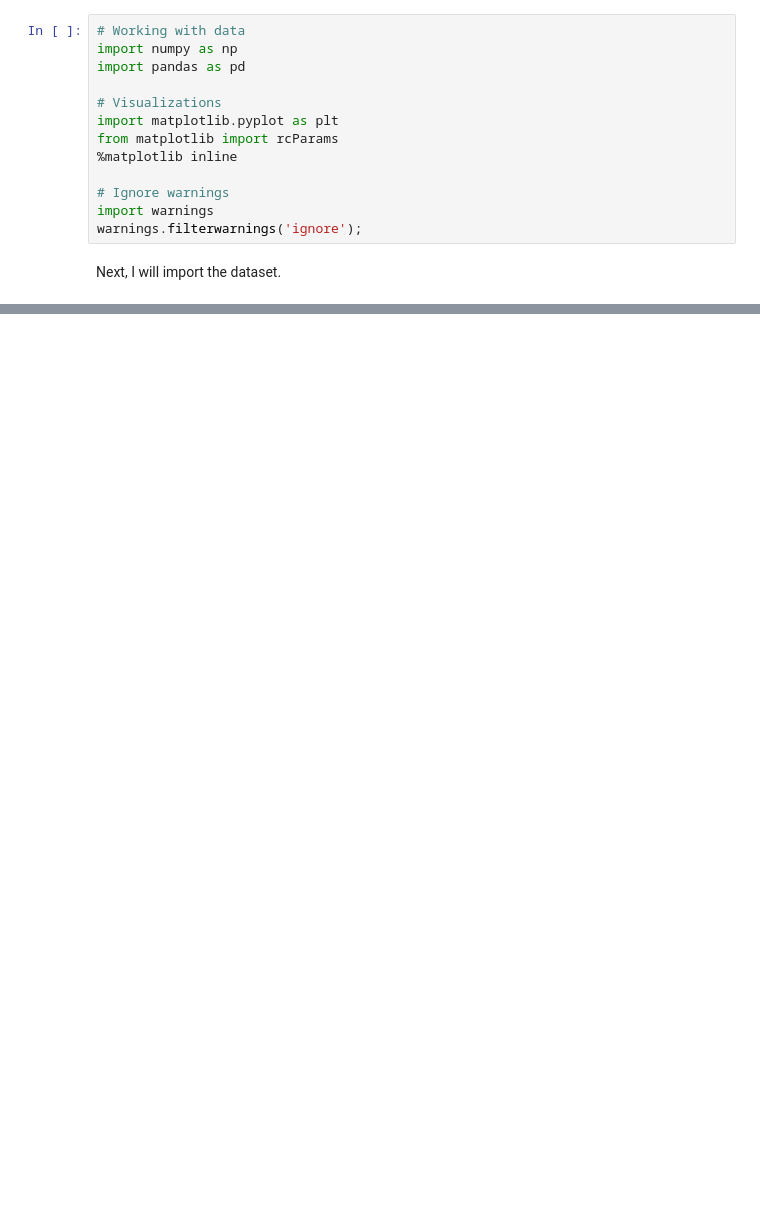
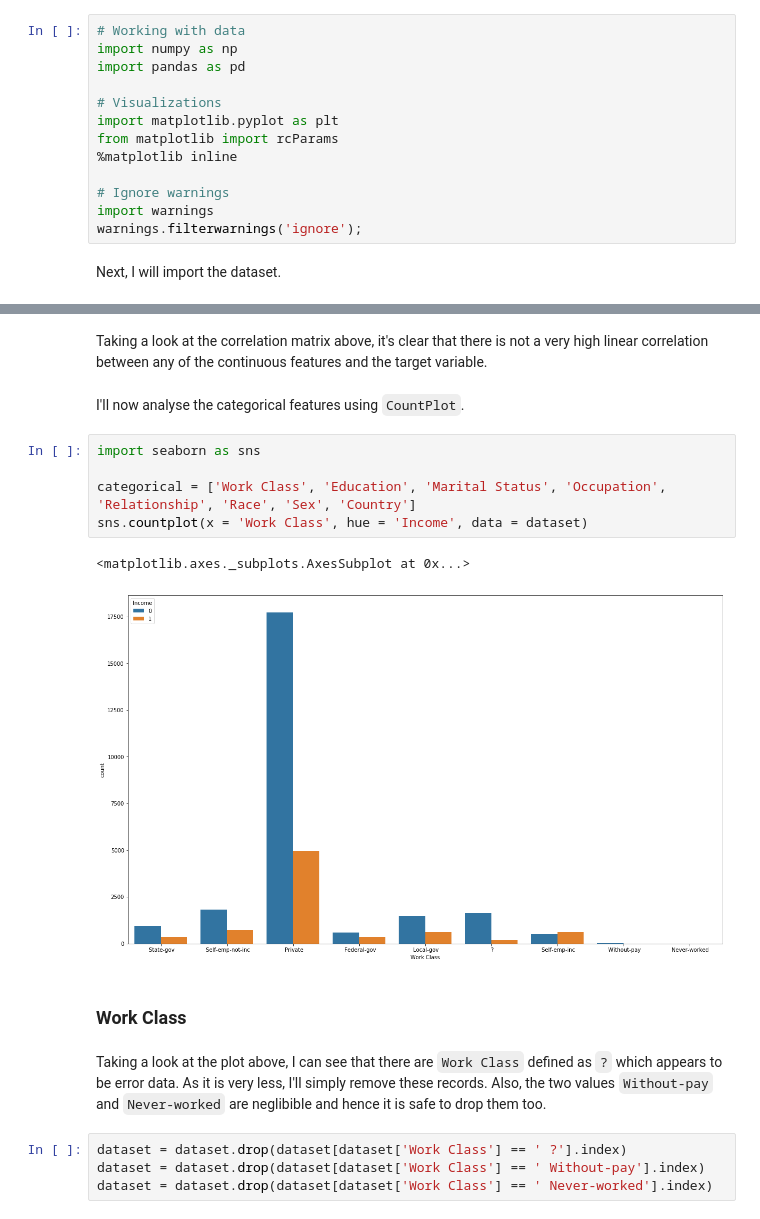
Before and after one commit to kb22/Income-Predictor, a Jupyter notebook: Income Predictor.ipynb, the cells around one changed output, grey strips where cells are left out. Saved outputs shown, nothing was run; the diff lists cells and outputs as text; blank space fills up the shorter version.

Commit message:
Exploratory Data Analysis

```diff
--- a/Income Predictor.ipynb
+++ b/Income Predictor.ipynb
@@ -27,0 +92,20 @@ dataset = pd.read_csv('income-dataset.csv', names = columns)
+# %% [markdown]
+Taking a look at the correlation matrix above, it's clear that there is not a very high linear correlation between any of the continuous features and the target variable.
+# %% [markdown]
+I'll now analyse the categorical features using `CountPlot`.
+# %%
+import seaborn as sns
+
+categorical = ['Work Class', 'Education', 'Marital Status', 'Occupation', 'Relationship', 'Race', 'Sex', 'Country']
+sns.countplot(x = 'Work Class', hue = 'Income', data = dataset)
+# %% [output]
+<matplotlib.axes._subplots.AxesSubplot at 0x...>
+[figure, added]
+# %% [markdown]
+### Work Class
+# %% [markdown]
+Taking a look at the plot above, I can see that there are `Work Class` defined as `?` which appears to be error data. As it is very less, I'll simply remove these records. Also, the two values `Without-pay` and `Never-worked` are neglibible and hence it is safe to drop them too.
+# %%
+dataset = dataset.drop(dataset[dataset['Work Class'] == ' ?'].index)
+dataset = dataset.drop(dataset[dataset['Work Class'] == ' Without-pay'].index)
+dataset = dataset.drop(dataset[dataset['Work Class'] == ' Never-worked'].index)
```
Also changed, not shown: parts of 38 cells of this notebook, 2 other files.
